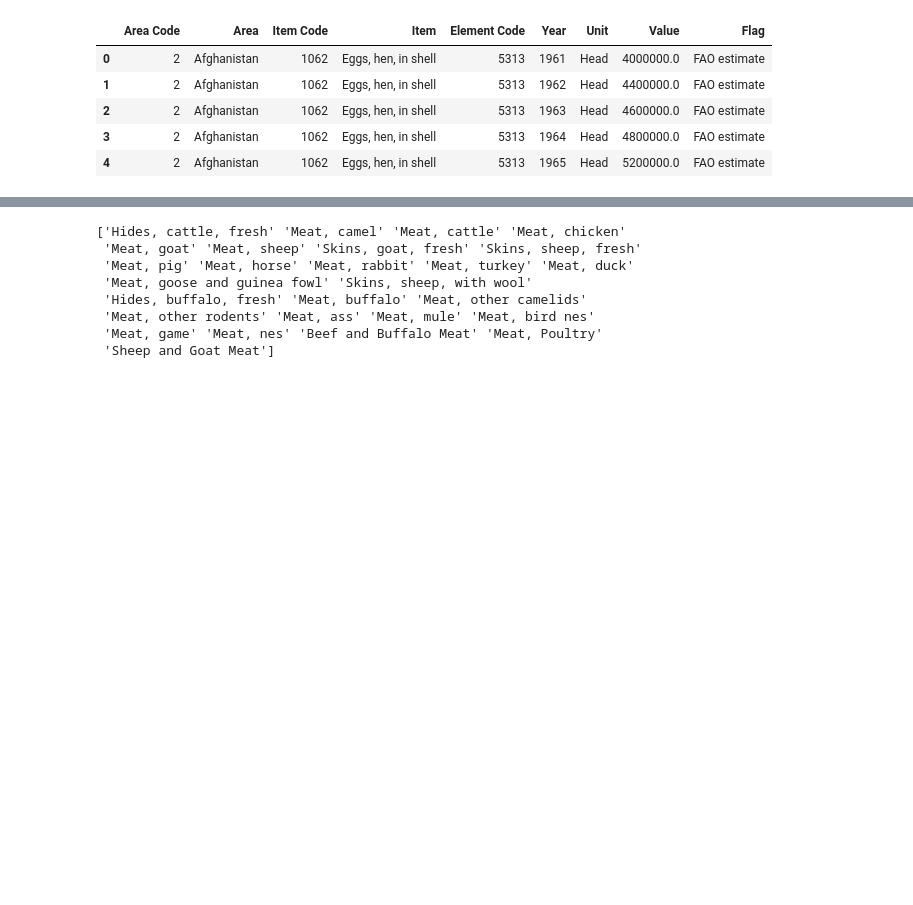
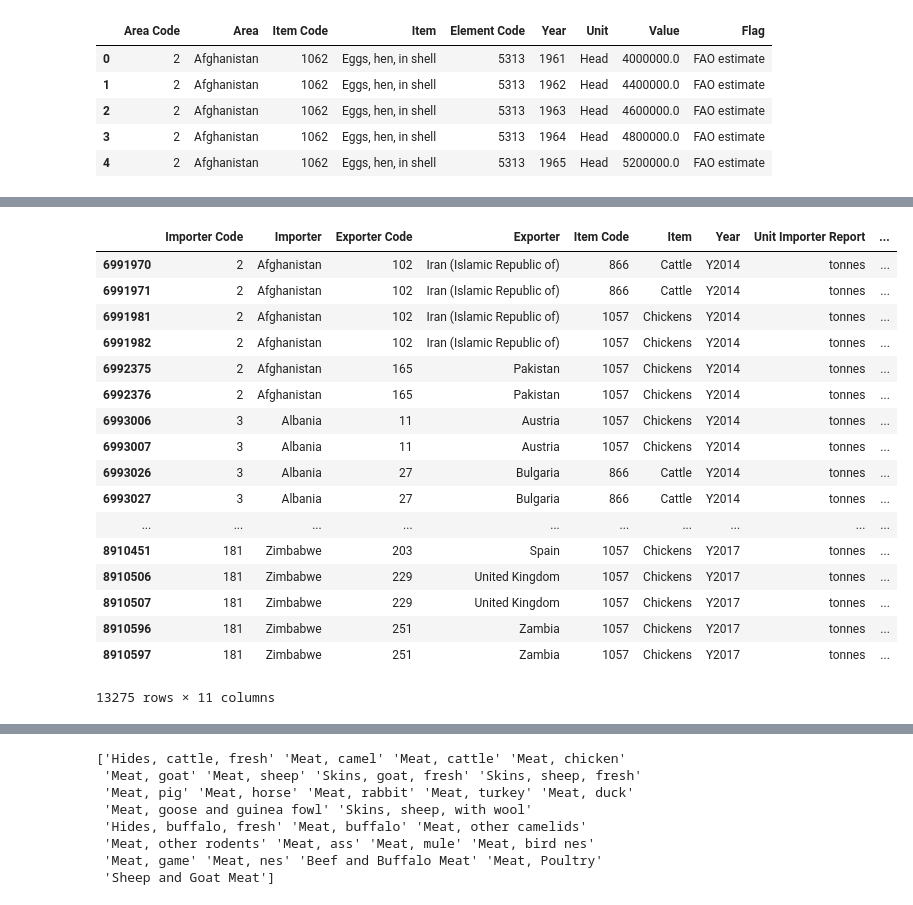
Before and after one commit to OthmanSefraoui/Data_story, a Jupyter notebook: consumption.ipynb, the cells around one changed output, grey strips where cells are left out. Drawn from its saved outputs; the diff is of its cells as text; code cells hidden in the pictures; blank space fills up the shorter version.

```diff
--- a/consumption.ipynb
+++ b/consumption.ipynb
@@ -77,0 +376,21 @@ dfs_prod_animals["laying"].head()
+# %%
+select_on(trade_matrix_live_animals, column_filter_dict={"Unit Importer Report":['tonnes']})
+# %% [output]
+|  | Importer Code | Importer | Exporter Code | Exporter | Item Code | Item | Year | Unit Importer Report | ... |
+| 6991970 | 2 | Afghanistan | 102 | Iran (Islamic Republic of) | 866 | Cattle | Y2014 | tonnes | ... |
+| 6991971 | 2 | Afghanistan | 102 | Iran (Islamic Republic of) | 866 | Cattle | Y2014 | tonnes | ... |
+| 6991981 | 2 | Afghanistan | 102 | Iran (Islamic Republic of) | 1057 | Chickens | Y2014 | tonnes | ... |
+| 6991982 | 2 | Afghanistan | 102 | Iran (Islamic Republic of) | 1057 | Chickens | Y2014 | tonnes | ... |
+| 6992375 | 2 | Afghanistan | 165 | Pakistan | 1057 | Chickens | Y2014 | tonnes | ... |
+| 6992376 | 2 | Afghanistan | 165 | Pakistan | 1057 | Chickens | Y2014 | tonnes | ... |
+| 6993006 | 3 | Albania | 11 | Austria | 1057 | Chickens | Y2014 | tonnes | ... |
+| 6993007 | 3 | Albania | 11 | Austria | 1057 | Chickens | Y2014 | tonnes | ... |
+| 6993026 | 3 | Albania | 27 | Bulgaria | 866 | Cattle | Y2014 | tonnes | ... |
+| 6993027 | 3 | Albania | 27 | Bulgaria | 866 | Cattle | Y2014 | tonnes | ... |
+| ... | ... | ... | ... | ... | ... | ... | ... | ... | ... |
+| 8910451 | 181 | Zimbabwe | 203 | Spain | 1057 | Chickens | Y2017 | tonnes | ... |
+| 8910506 | 181 | Zimbabwe | 229 | United Kingdom | 1057 | Chickens | Y2017 | tonnes | ... |
+| 8910507 | 181 | Zimbabwe | 229 | United Kingdom | 1057 | Chickens | Y2017 | tonnes | ... |
+| 8910596 | 181 | Zimbabwe | 251 | Zambia | 1057 | Chickens | Y2017 | tonnes | ... |
+| 8910597 | 181 | Zimbabwe | 251 | Zambia | 1057 | Chickens | Y2017 | tonnes | ... |
+13275 rows × 11 columns
```
Also changed, not shown: parts of 33 cells of this notebook.
